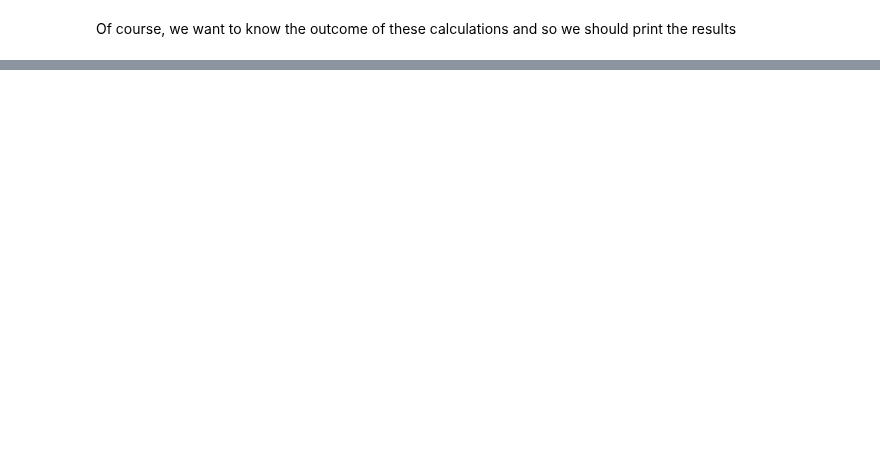
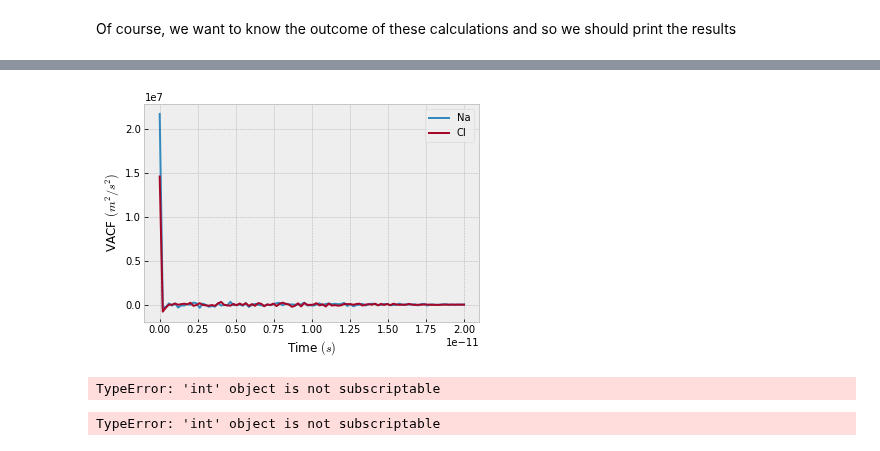
Before and after one commit to zincware/MDSuite, a Jupyter notebook: tutorials/walkthrough_notebooks/MDSuite_Binary_Salt_Walkthrough.ipynb, the cells around one changed output, grey strips where cells are left out. Cells and saved outputs as stored; diff of their text form; code cells hidden in the pictures; blank space fills up the shorter version.

```diff
--- a/tutorials/walkthrough_notebooks/MDSuite_Binary_Salt_Walkthrough.ipynb
+++ b/tutorials/walkthrough_notebooks/MDSuite_Binary_Salt_Walkthrough.ipynb
@@ -109,0 +114,12 @@ NaCl_1400K.diffusion_coefficients['Einstein']['Singular']
+# %%
+NaCl_1400K.run_computation('GreenKuboDiffusionCoefficients', plot=True, data_range=100)
+# %% [output]
+[figure, added]
+# %%
+NaCl_1400K.run_computation('EinsteinHelfandIonicConductivity', plot=True, data_range=50)
+# %% [output]
+TypeError: 'int' object is not subscriptable
+# %%
+NaCl_1400K.run_computation('GreenKuboIonicConductivity', plot=True, data_range=50)
+# %% [output]
+TypeError: 'int' object is not subscriptable
```
Also changed, not shown: parts of 6 cells of this notebook.
